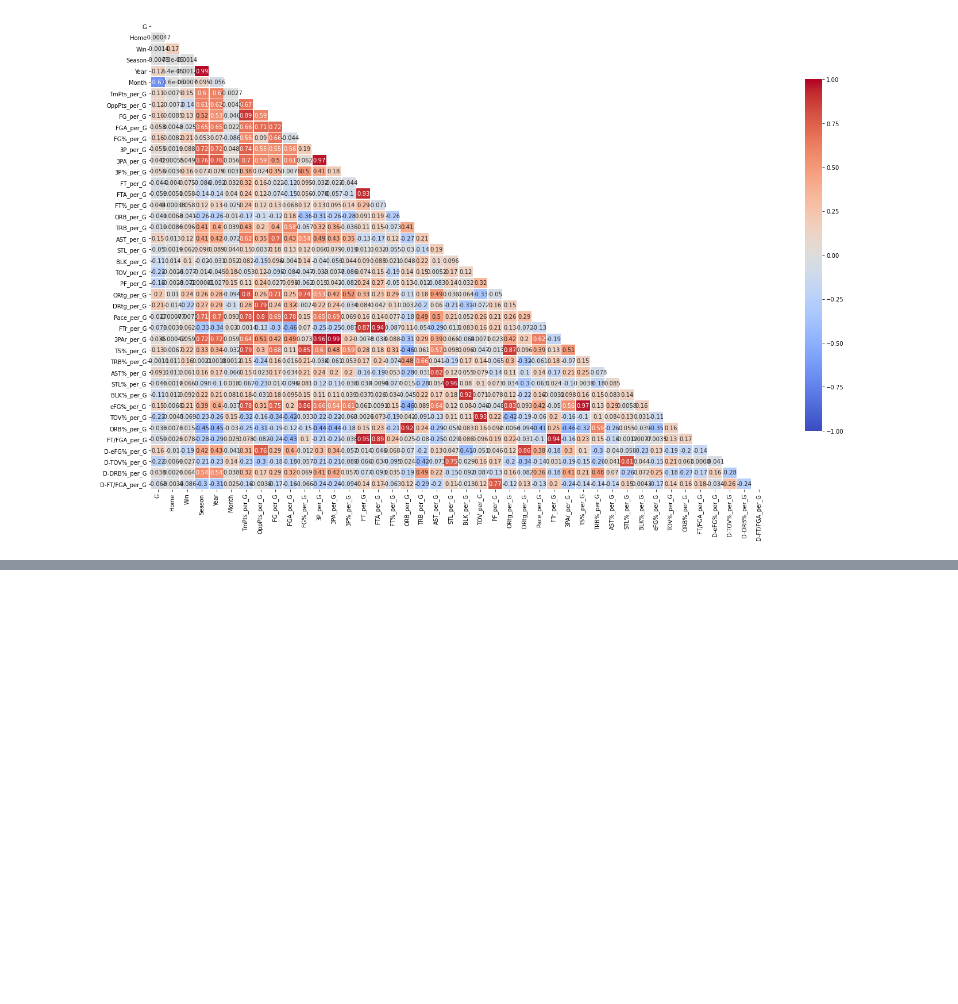
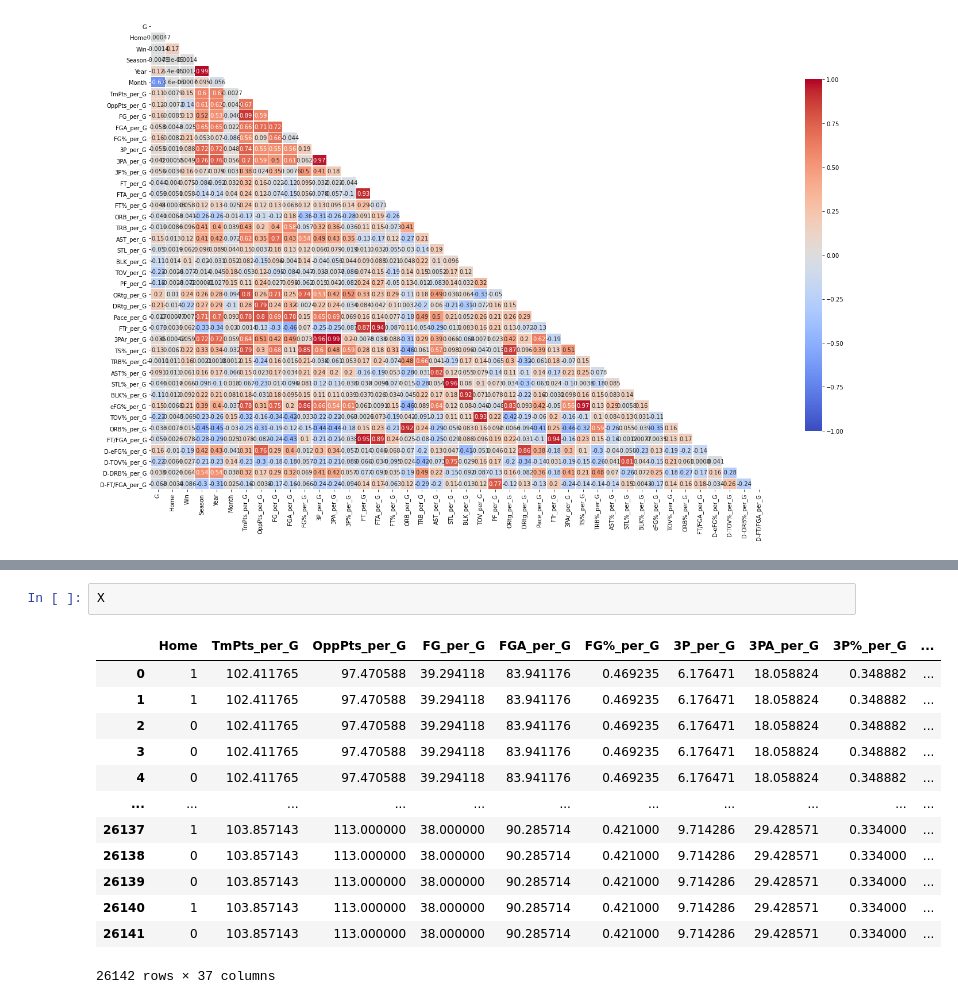
Before and after one commit to MartinReyesDS/NBA_Predict_Project, a Jupyter notebook: EDA.ipynb, the cells around one changed output, grey strips where cells are left out. Saved outputs shown, nothing was run; the diff lists cells and outputs as text; blank space fills up the shorter version.

```diff
--- a/EDA.ipynb
+++ b/EDA.ipynb
@@ -50,0 +111,16 @@ ax = sns.heatmap(df.corr(), mask=mask, cmap='coolwarm',
+# %%
+X
+# %% [output]
+|  | Home | TmPts_per_G | OppPts_per_G | FG_per_G | FGA_per_G | FG%_per_G | 3P_per_G | 3PA_per_G | 3P%_per_G | ... |
+| 0 | 1 | 102.411765 | 97.470588 | 39.294118 | 83.941176 | 0.469235 | 6.176471 | 18.058824 | 0.348882 | ... |
+| 1 | 1 | 102.411765 | 97.470588 | 39.294118 | 83.941176 | 0.469235 | 6.176471 | 18.058824 | 0.348882 | ... |
+| 2 | 0 | 102.411765 | 97.470588 | 39.294118 | 83.941176 | 0.469235 | 6.176471 | 18.058824 | 0.348882 | ... |
+| 3 | 0 | 102.411765 | 97.470588 | 39.294118 | 83.941176 | 0.469235 | 6.176471 | 18.058824 | 0.348882 | ... |
+| 4 | 0 | 102.411765 | 97.470588 | 39.294118 | 83.941176 | 0.469235 | 6.176471 | 18.058824 | 0.348882 | ... |
+| ... | ... | ... | ... | ... | ... | ... | ... | ... | ... | ... |
+| 26137 | 1 | 103.857143 | 113.000000 | 38.000000 | 90.285714 | 0.421000 | 9.714286 | 29.428571 | 0.334000 | ... |
+| 26138 | 0 | 103.857143 | 113.000000 | 38.000000 | 90.285714 | 0.421000 | 9.714286 | 29.428571 | 0.334000 | ... |
+| 26139 | 0 | 103.857143 | 113.000000 | 38.000000 | 90.285714 | 0.421000 | 9.714286 | 29.428571 | 0.334000 | ... |
+| 26140 | 1 | 103.857143 | 113.000000 | 38.000000 | 90.285714 | 0.421000 | 9.714286 | 29.428571 | 0.334000 | ... |
+| 26141 | 0 | 103.857143 | 113.000000 | 38.000000 | 90.285714 | 0.421000 | 9.714286 | 29.428571 | 0.334000 | ... |
+26142 rows × 37 columns
```
Also changed, not shown: parts of 9 cells of this notebook, 1 other file.
